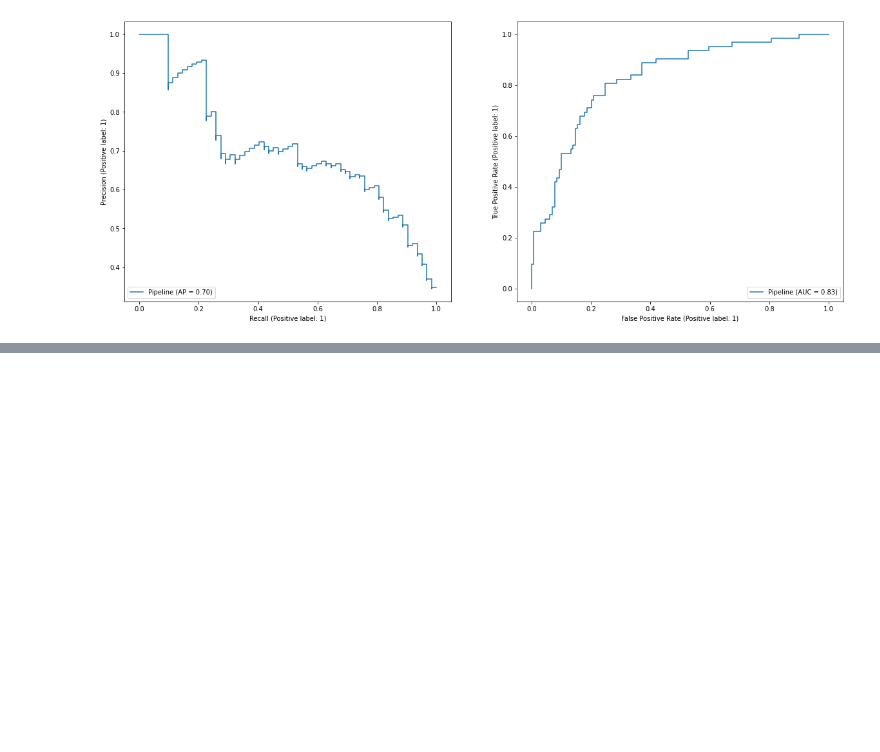
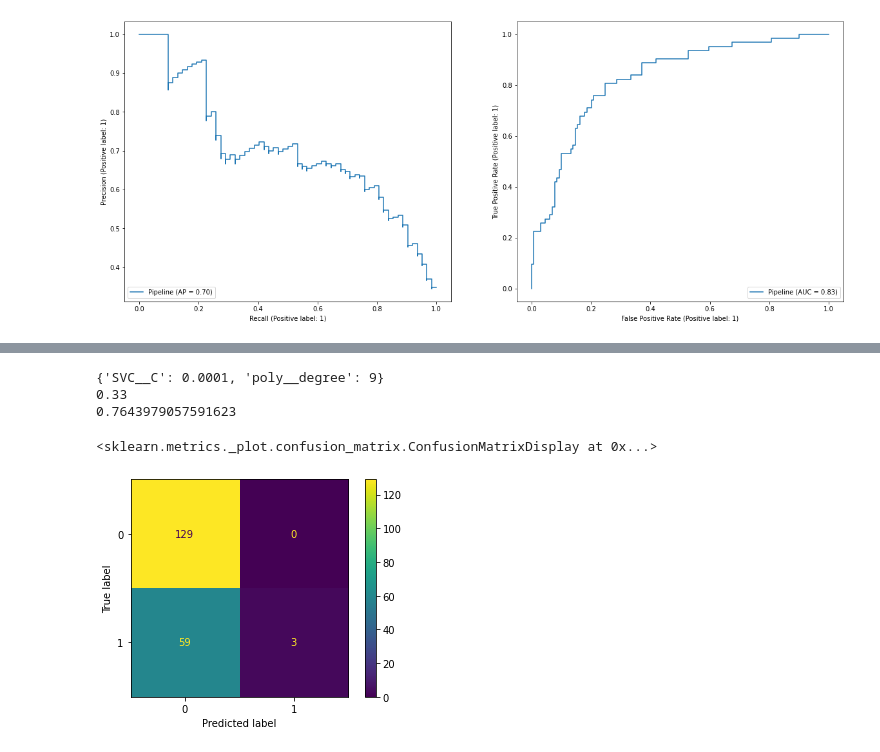
Before and after one commit to JaviCeRodriguez/Heart-Failure-ML, a Jupyter notebook: classification.ipynb, the cells around one changed output, grey strips where cells are left out. Drawn from its saved outputs; the diff is of its cells as text; code cells hidden in the pictures; blank space fills up the shorter version.

```diff
--- a/classification.ipynb
+++ b/classification.ipynb
@@ -48,7 +51,7 @@ hyperparam = {"poly__degree":[n for n in range(1,7)],"regressor__tol":[n for n i
 
 lr_model = Pipeline([["poly",PolynomialFeatures(degree=1,include_bias=True)],["regressor",LogisticRegression(fit_intercept=False, tol=0.0000001, penalty="l2",max_iter=5000)]])
 
-grilla = GridSearchCV(lr_model,hyperparam,refit=True,cv=100,scoring="f1",n_jobs=-1)
+grilla = GridSearchCV(lr_model,hyperparam,cv=100,scoring="f1",n_jobs=-1)
 
 grilla.fit(feat_train,targ_train)
 # %% [output]
@@ -95,0 +103,8 @@ plot_roc_curve(lr_model, feat_train, targ_train,ax=ax2)
+# %%
+hyperparam = {"poly__degree":[n for n in range(1,10)],"SVC__C":[n for n in np.logspace(-4.0,4.0, num=10)]}
+
+svml_model = Pipeline([["poly",PolynomialFeatures(degree=1,include_bias=True)],["SVC",LinearSVC(loss='hinge', C=1.0, fit_intercept=False, penalty='l2', max_iter=5000)]])
+
+grilla = GridSearchCV(svml_model,hyperparam,cv=100,scoring="f1",n_jobs=-1)
+
+grilla.fit(feat_train,targ_train)
@@ -95,0 +126,16 @@ plot_roc_curve(lr_model, feat_train, targ_train,ax=ax2)
+# %%
+svml_model = grilla.best_estimator_
+print(grilla.best_params_)
+print(grilla.best_score_)
+print(accuracy_score(targ_train, lr_model.predict(feat_train)))
+# %% [output]
+{'SVC__C': 0.0001, 'poly__degree': 9}
+0.33
+0.7643979057591623
+# %%
+cm = confusion_matrix(targ_train, svml_model.predict(feat_train))
+disp = ConfusionMatrixDisplay(confusion_matrix=cm)
+disp.plot()
+# %% [output]
+<sklearn.metrics._plot.confusion_matrix.ConfusionMatrixDisplay at 0x...>
+[figure, added]
```
Also changed, not shown: parts of 10 cells of this notebook.
